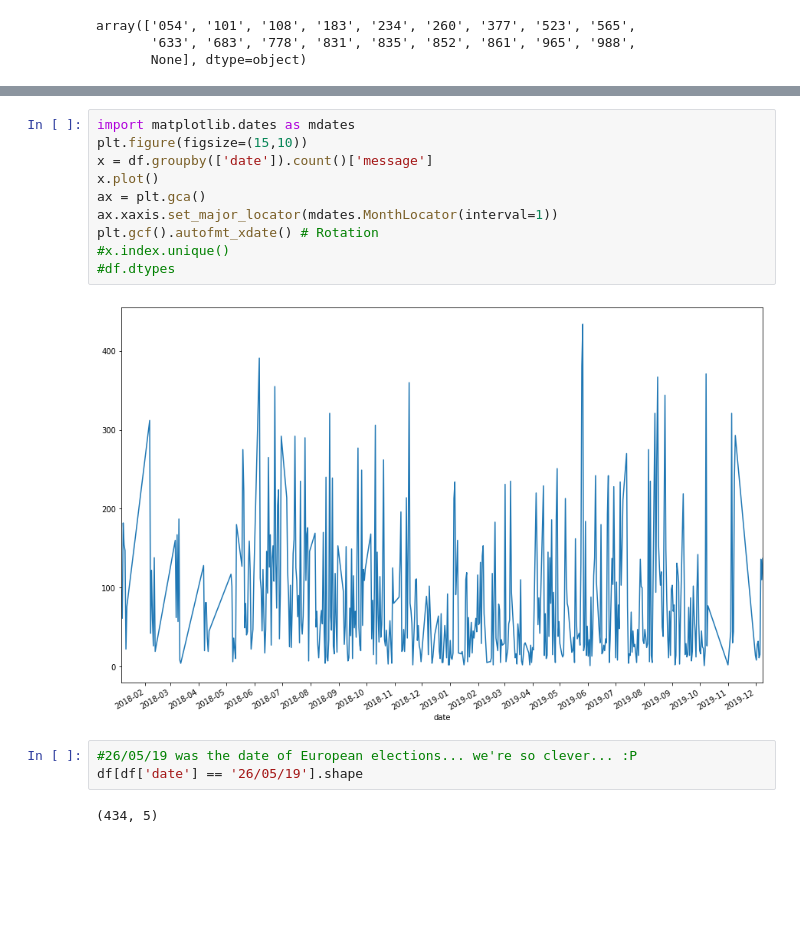
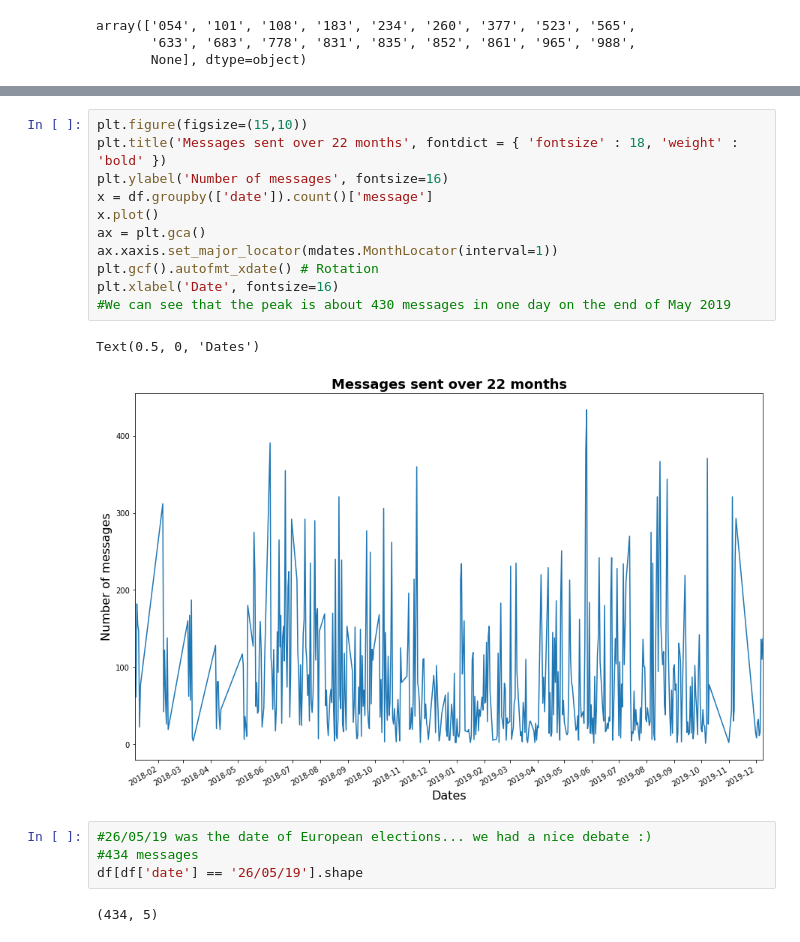
Before and after one commit to ftrova1/Whatsapp-chat-analysis, a Jupyter notebook: analyzer/wa_analysis.ipynb, the cells around one changed output, grey strips where cells are left out. Drawn from its saved outputs; the diff is of its cells as text; blank space fills up the shorter version.

```diff
--- a/analyzer/wa_analysis.ipynb
+++ b/analyzer/wa_analysis.ipynb
@@ -62,17 +72,20 @@ df[df['message'] == '<Media omessi>'].groupby(['user'])['message'].count().sort_
 # %%
-import matplotlib.dates as mdates
 plt.figure(figsize=(15,10))
+plt.title('Messages sent over 22 months', fontdict = { 'fontsize' : 18, 'weight' : 'bold' })
+plt.ylabel('Number of messages', fontsize=16)
 x = df.groupby(['date']).count()['message']
 x.plot()
 ax = plt.gca()
 ax.xaxis.set_major_locator(mdates.MonthLocator(interval=1))
 plt.gcf().autofmt_xdate() # Rotation
-#x.index.unique()
-#df.dtypes
+plt.xlabel('Date', fontsize=16)
+#We can see that the peak is about 430 messages in one day on the end of May 2019
 # %% [output]
+Text(0.5, 0, 'Dates')
-[figure, old version]
+[figure, new version]
 # %%
-#26/05/19 was the date of European elections... we're so clever... :P
+#26/05/19 was the date of European elections... we had a nice debate :)
+#434 messages
 df[df['date'] == '26/05/19'].shape
 # %% [output]
 (434, 5)
```
Also changed, not shown: parts of 6 cells of this notebook, 1 other file.
